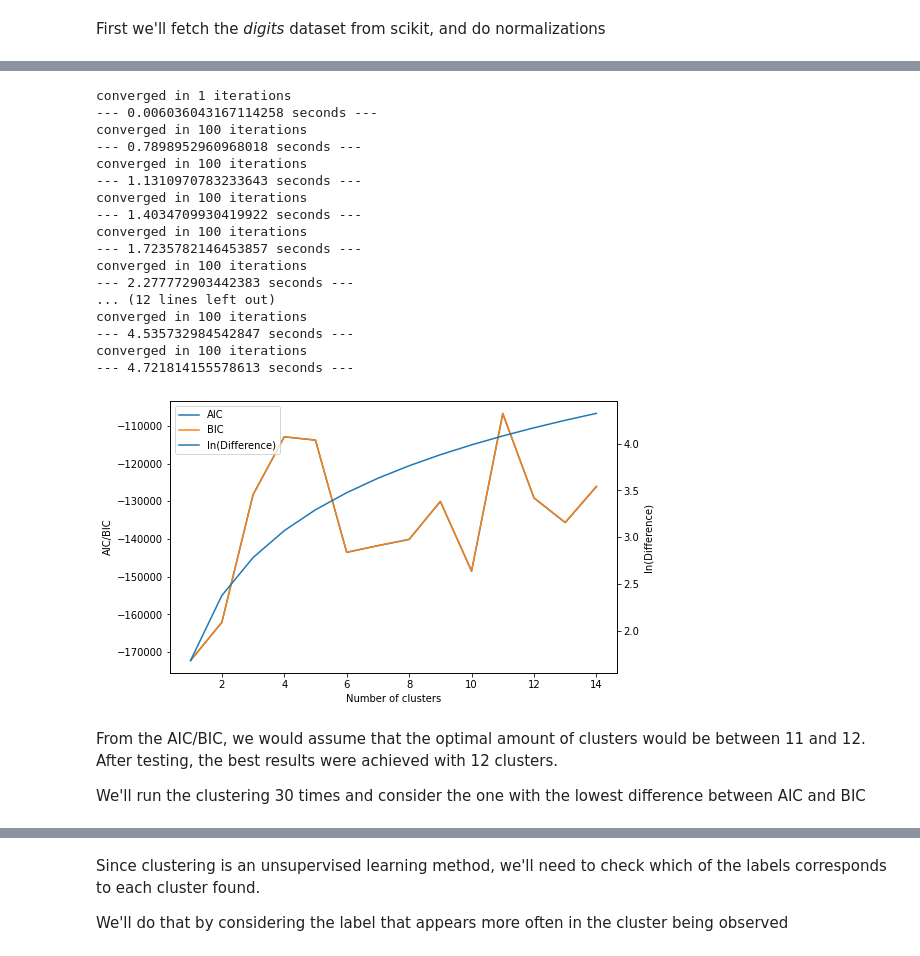
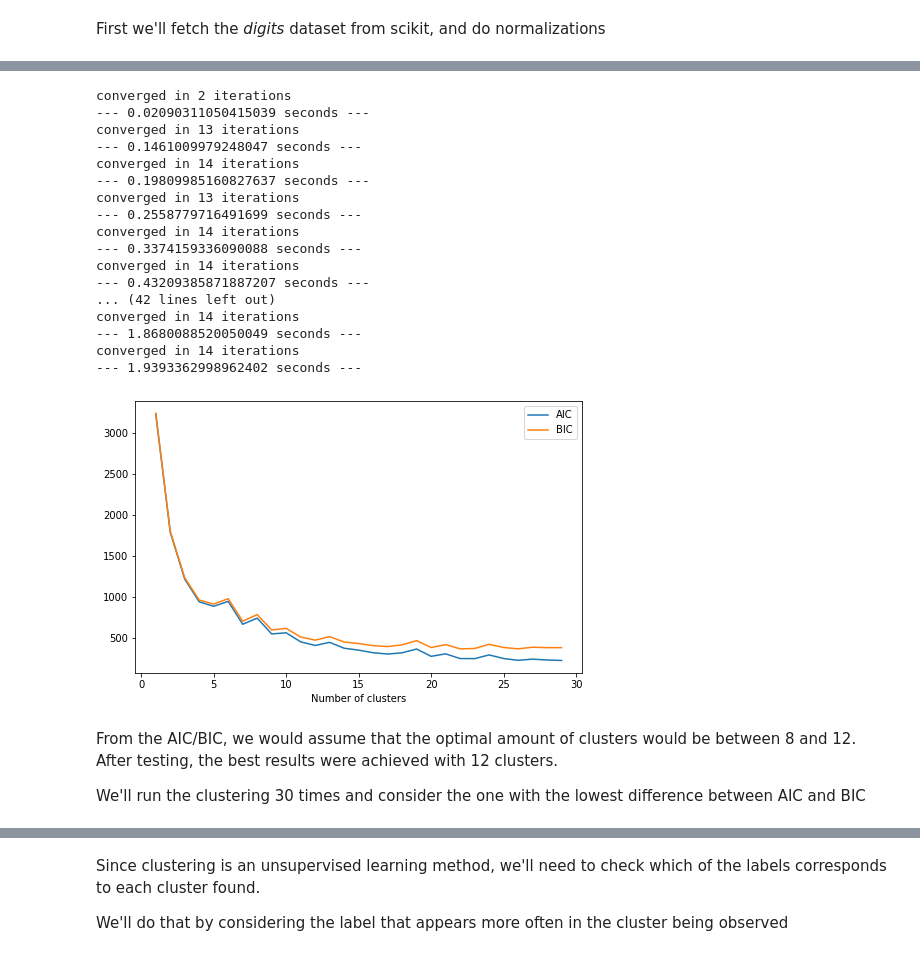
Before and after one commit to jovit/mc866-project-1, a Jupyter notebook: gmm.ipynb, the cells around one changed output, grey strips where cells are left out. Cells and saved outputs as stored; diff of their text form; code cells hidden in the pictures.

```diff
--- a/gmm.ipynb
+++ b/gmm.ipynb
@@ -120,4 +150,4 @@ plt.show()
 # %% [markdown]
 By observing the visualization of the dataset, we can verify that 3 clusters would be adequate.
 # %%
-gmm = GMM(data=df_train.to_numpy(), n_clusters=3)
+gmm = GMM(n_clusters=3)
@@ -155,0 +156,3 @@ array([2, 2, 2, 2, 0, 0, 0, 0, 0, 0, 0, 0, 0, 0, 0, 0, 0, 0, 0, 0, 0, 0,
+# %%
+train_data=df_train.to_numpy()
+gmm.clusters(data=train_data)
@@ -169,3 +192,3 @@ plt.show()
 # %%
-gmm.fit()
+gmm.fit(data=train_data)
 # %% [output]
@@ -224,23 +247,19 @@ The actual value of these two metrics doesn't mean anything, we're only concerne
 # %%
+train_data = df_train.to_numpy()
 aic_values = []
 bic_values = []
 cluster_range = range(1, 10)
 for i in cluster_range:
-    gmm = GMM(data=df_train.to_numpy(), n_clusters=i)
-    gmm.fit()
-    aic_values.append(gmm.aic())
-    bic_values.append(gmm.bic())
+    gmm = GMM(n_clusters=i)
+    gmm.fit(data=train_data)
+    aic_values.append(gmm.aic(data=train_data))
+    bic_values.append(gmm.bic(data=train_data))
 
 fig, ax = plt.subplots(figsize=(8,5))
-ax2 = ax.twinx()
-
 ax.set_xlabel("Number of clusters")
-ax.set_ylabel("AIC/BIC")
-ax2.set_ylabel("ln(Difference)")
 p1, = ax.plot(cluster_range, aic_values, label="AIC") # the data
 p2, = ax.plot(cluster_range, bic_values, label="BIC") # the data
-p3, = ax2.plot(cluster_range, np.log(np.subtract(bic_values, aic_values)), label="ln(Difference)") # the data
-plt.legend(handles=[p1, p2, p3])
+plt.legend(handles=[p1, p2])
 plt.show()
 # %% [output]
 converged in 2 iterations
@@ -298,45 +317,40 @@ Features 64
 # %%
 aic_values = []
 bic_values = []
-cluster_range = range(1, 15)
+cluster_range = range(1, 30)
 for i in cluster_range:
-    gmm = GMM(data=X_train, n_clusters=i)
-    gmm.fit()
-    aic_values.append(gmm.aic())
-    bic_values.append(gmm.bic())
+    gmm = GMM(n_clusters=i)
+    gmm.fit(data=X_train)
+    aic_values.append(gmm.aic(data=X_train))
+    bic_values.append(gmm.bic(data=X_train))
 
 fig, ax = plt.subplots(figsize=(8,5))
-ax2 = ax.twinx()
-
 ax.set_xlabel("Number of clusters")
-ax.set_ylabel("AIC/BIC")
-ax2.set_ylabel("ln(Difference)")
 p1, = ax.plot(cluster_range, aic_values, label="AIC") # the data
 p2, = ax.plot(cluster_range, bic_values, label="BIC") # the data
-p3, = ax2.plot(cluster_range, np.log(np.subtract(bic_values, aic_values)), label="ln(Difference)") # the data
-plt.legend(handles=[p1, p2, p3])
+plt.legend(handles=[p1, p2])
 plt.show()
 # %% [output]
-converged in 1 iterations
---- 0.006036043167114258 seconds ---
-converged in 100 iterations
---- 0.7898952960968018 seconds ---
-converged in 100 iterations
---- 1.1310970783233643 seconds ---
-converged in 100 iterations
---- 1.4034709930419922 seconds ---
-converged in 100 iterations
---- 1.7235782146453857 seconds ---
-converged in 100 iterations
---- 2.277772903442383 seconds ---
-... (12 lines left out)
-converged in 100 iterations
---- 4.535732984542847 seconds ---
-converged in 100 iterations
---- 4.721814155578613 seconds ---
+converged in 2 iterations
+--- 0.02090311050415039 seconds ---
+converged in 13 iterations
+--- 0.1461009979248047 seconds ---
+converged in 14 iterations
+--- 0.19809985160827637 seconds ---
+converged in 13 iterations
+--- 0.2558779716491699 seconds ---
+converged in 14 iterations
+--- 0.3374159336090088 seconds ---
+converged in 14 iterations
+--- 0.43209385871887207 seconds ---
+... (42 lines left out)
+converged in 14 iterations
+--- 1.8680088520050049 seconds ---
+converged in 14 iterations
+--- 1.9393362998962402 seconds ---
-[figure, old version]
+[figure, new version]
 # %% [markdown]
-From the AIC/BIC, we would assume that the optimal amount of clusters would be between 11 and 12. After testing, the best results were achieved with 12 clusters.
+From the AIC/BIC, we would assume that the optimal amount of clusters would be between 8 and 12. After testing, the best results were achieved with 12 clusters.
 
 We'll run the clustering 30 times and consider the one with the lowest difference between AIC and BIC
 # %%
```
Also changed, not shown: parts of 31 cells of this notebook.
